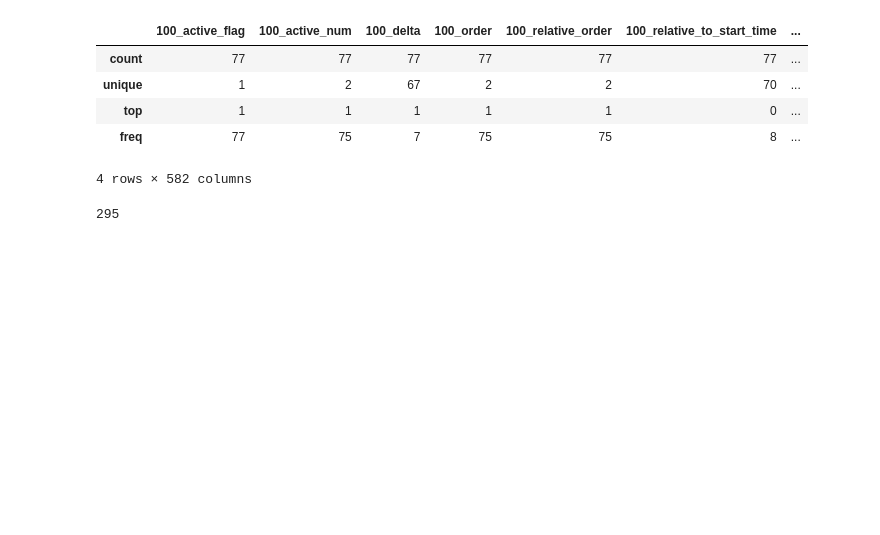
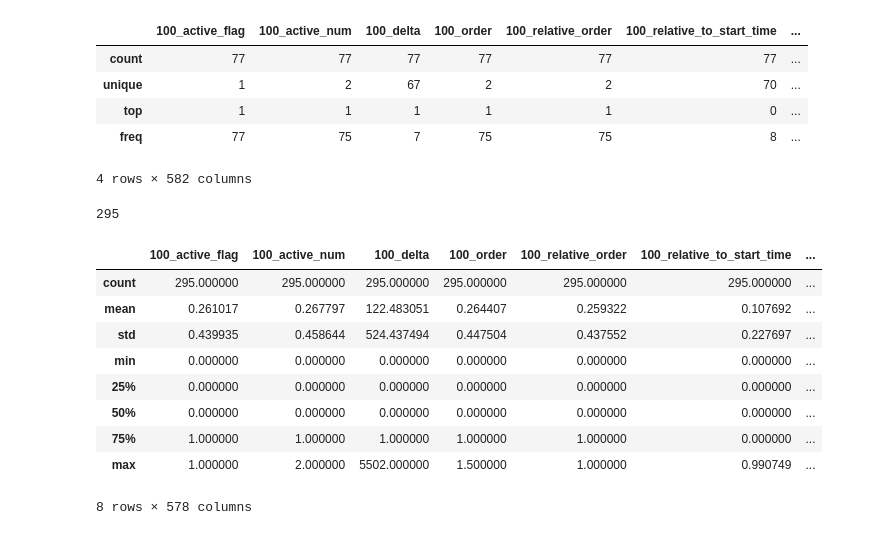
Before and after one commit to nnadtoka/DAT_SF_13_homework, a Jupyter notebook: final/FinalProjectStart.ipynb, the cells around one changed output. Saved outputs shown, nothing was run; the diff lists cells and outputs as text; code cells hidden in the pictures; blank space fills up the shorter version.

```diff
--- a/final/FinalProjectStart.ipynb
+++ b/final/FinalProjectStart.ipynb
@@ -693,3 +616,29 @@ my_df.describe()
 len(my_df.index)
 # %% [output]
 295
+# %%
+my_df_noNulls = my_df.fillna(0)
+# %%
+from collections import Counter
+dict_counts = dict(Counter(my_df_noNulls['activity_name']))
+activities_drop = []
+
+
+for key in dict_counts:
+    if dict_counts[key] < 5:
+        activities_drop.append(key)
+
+my_df_noNulls = my_df_noNulls[~my_df_noNulls['activity_name'].isin(activities_drop)]
+# %%
+my_df_noNulls.describe()
+# %% [output]
+|  | 100_active_flag | 100_active_num | 100_delta | 100_order | 100_relative_order | 100_relative_to_start_time | ... |
+| count | 295.000000 | 295.000000 | 295.000000 | 295.000000 | 295.000000 | 295.000000 | ... |
+| mean | 0.261017 | 0.267797 | 122.483051 | 0.264407 | 0.259322 | 0.107692 | ... |
+| std | 0.439935 | 0.458644 | 524.437494 | 0.447504 | 0.437552 | 0.227697 | ... |
+| min | 0.000000 | 0.000000 | 0.000000 | 0.000000 | 0.000000 | 0.000000 | ... |
+| 25% | 0.000000 | 0.000000 | 0.000000 | 0.000000 | 0.000000 | 0.000000 | ... |
+| 50% | 0.000000 | 0.000000 | 0.000000 | 0.000000 | 0.000000 | 0.000000 | ... |
+| 75% | 1.000000 | 1.000000 | 1.000000 | 1.000000 | 1.000000 | 0.000000 | ... |
+| max | 1.000000 | 2.000000 | 5502.000000 | 1.500000 | 1.000000 | 0.990749 | ... |
+8 rows × 578 columns
```
Also changed, not shown: parts of 21 cells of this notebook.
